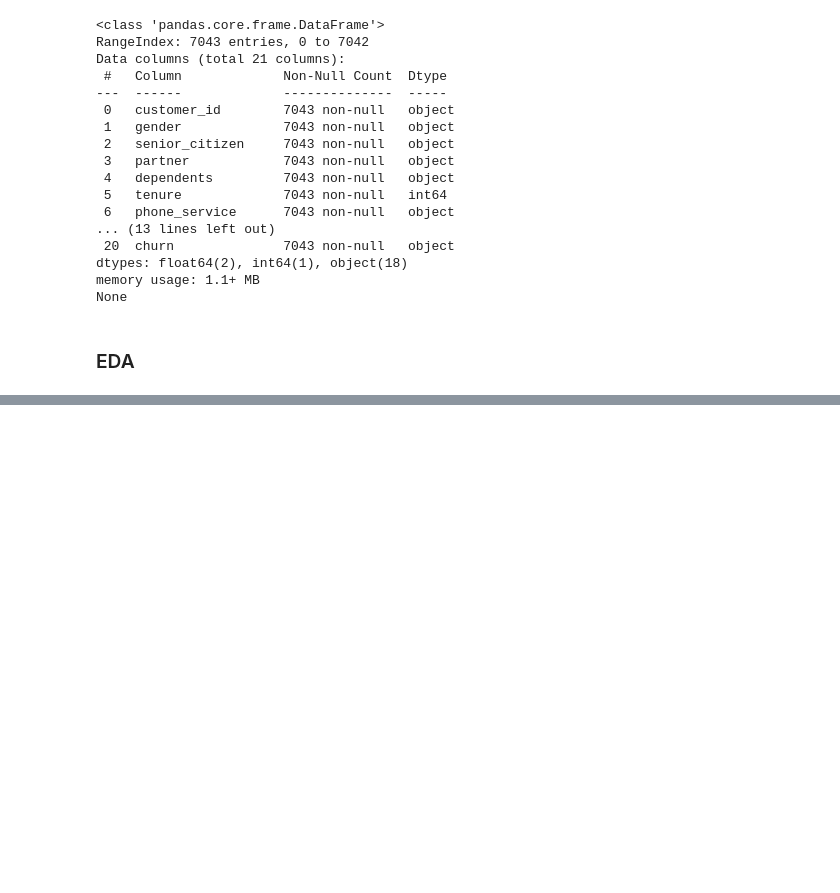
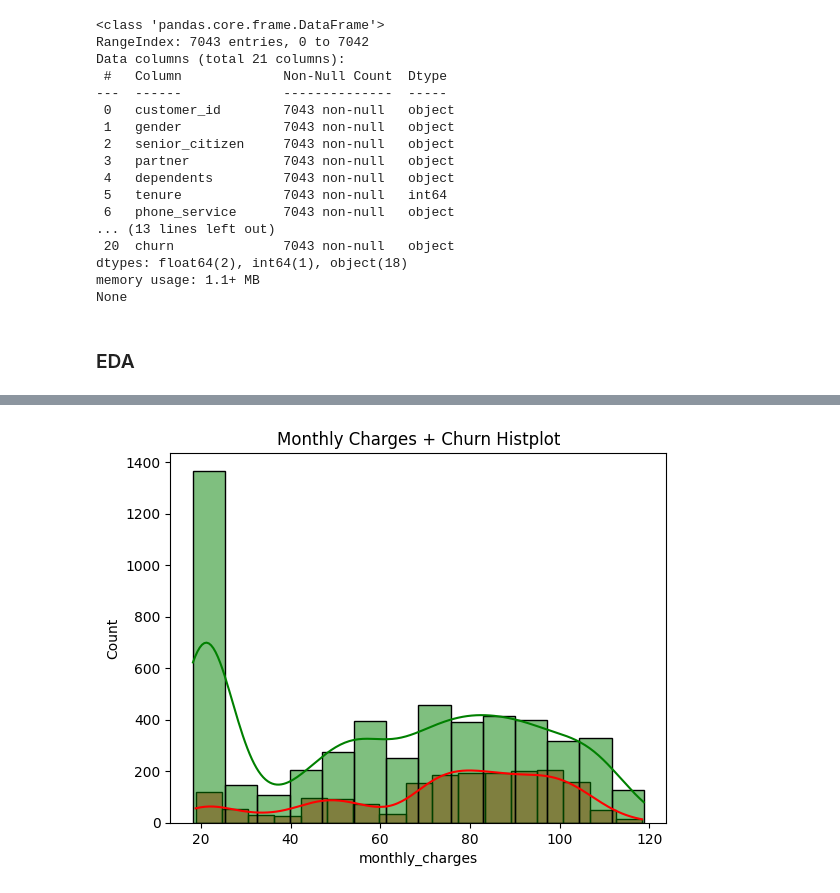
Before and after one commit to taborerickson/Customer-Churn-Prediction, a Jupyter notebook: Notebooks/customer_churn_pred.ipynb, the cells around one changed output, grey strips where cells are left out. Saved outputs shown, nothing was run; the diff lists cells and outputs as text; code cells hidden in the pictures; blank space fills up the shorter version.

```diff
--- a/Notebooks/customer_churn_pred.ipynb
+++ b/Notebooks/customer_churn_pred.ipynb
@@ -321,0 +322,7 @@ plt.show()
+# %%
+sns.histplot(data[data['churn'] == "Yes"]['monthly_charges'], color='red', kde=True)
+sns.histplot(data[data['churn'] == "No"]['monthly_charges'], color='green', kde=True)
+plt.title('Monthly Charges + Churn Histplot')
+plt.show()
+# %% [output]
+[figure, added]
```
Also changed, not shown: parts of 7 cells of this notebook.
